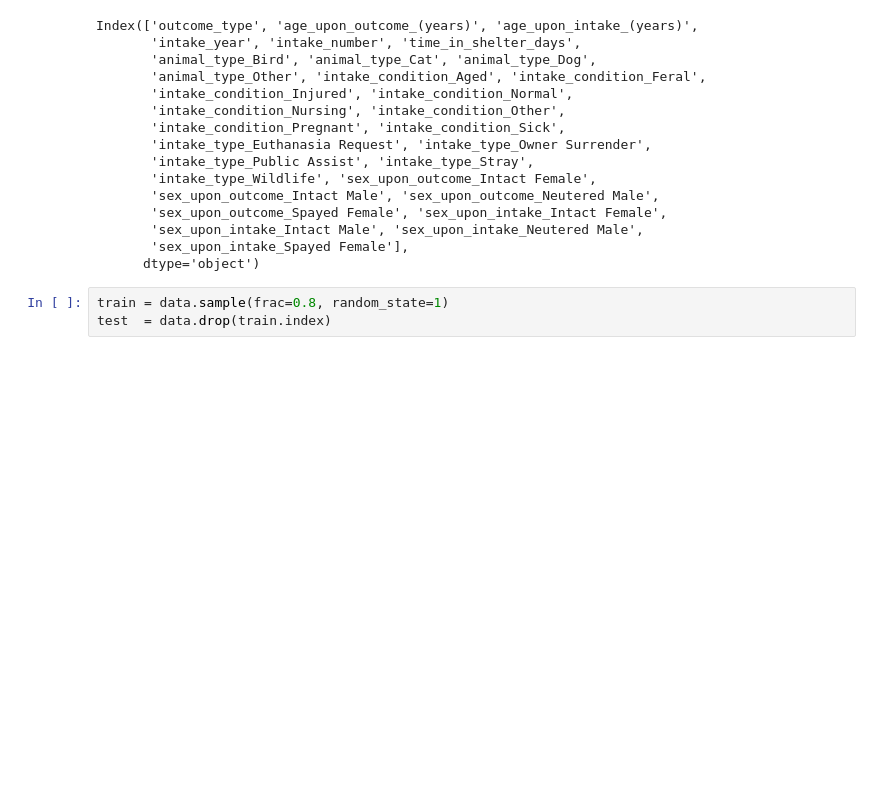
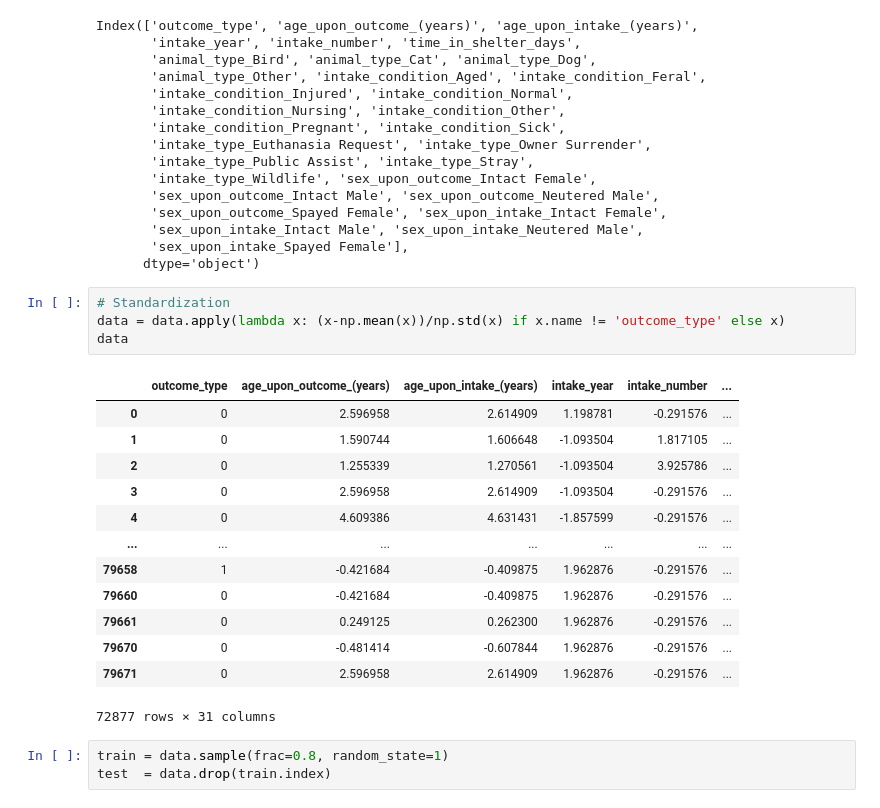
Before and after one commit to MegaCookies88/2020, a Jupyter notebook: Tutorials/07 - Applied ML/AppliedML.ipynb, the cells around one changed output. Saved outputs shown, nothing was run; the diff lists cells and outputs as text; blank space fills up the shorter version.

```diff
--- a/Tutorials/07 - Applied ML/AppliedML.ipynb
+++ b/Tutorials/07 - Applied ML/AppliedML.ipynb
@@ -72,6 +72,24 @@ Index(['outcome_type', 'age_upon_outcome_(years)', 'age_upon_intake_(years)',
        'sex_upon_intake_Intact Male', 'sex_upon_intake_Neutered Male',
        'sex_upon_intake_Spayed Female'],
       dtype='object')
+# %%
+# Standardization
+data = data.apply(lambda x: (x-np.mean(x))/np.std(x) if x.name != 'outcome_type' else x)
+data
+# %% [output]
+|  | outcome_type | age_upon_outcome_(years) | age_upon_intake_(years) | intake_year | intake_number | ... |
+| 0 | 0 | 2.596958 | 2.614909 | 1.198781 | -0.291576 | ... |
+| 1 | 0 | 1.590744 | 1.606648 | -1.093504 | 1.817105 | ... |
+| 2 | 0 | 1.255339 | 1.270561 | -1.093504 | 3.925786 | ... |
+| 3 | 0 | 2.596958 | 2.614909 | -1.093504 | -0.291576 | ... |
+| 4 | 0 | 4.609386 | 4.631431 | -1.857599 | -0.291576 | ... |
+| ... | ... | ... | ... | ... | ... | ... |
+| 79658 | 1 | -0.421684 | -0.409875 | 1.962876 | -0.291576 | ... |
+| 79660 | 0 | -0.421684 | -0.409875 | 1.962876 | -0.291576 | ... |
+| 79661 | 0 | 0.249125 | 0.262300 | 1.962876 | -0.291576 | ... |
+| 79670 | 0 | -0.481414 | -0.607844 | 1.962876 | -0.291576 | ... |
+| 79671 | 0 | 2.596958 | 2.614909 | 1.962876 | -0.291576 | ... |
+72877 rows × 31 columns
 # %%
 train = data.sample(frac=0.8, random_state=1)
 test  = data.drop(train.index)
```
Also changed, not shown: parts of 4 cells of this notebook.
